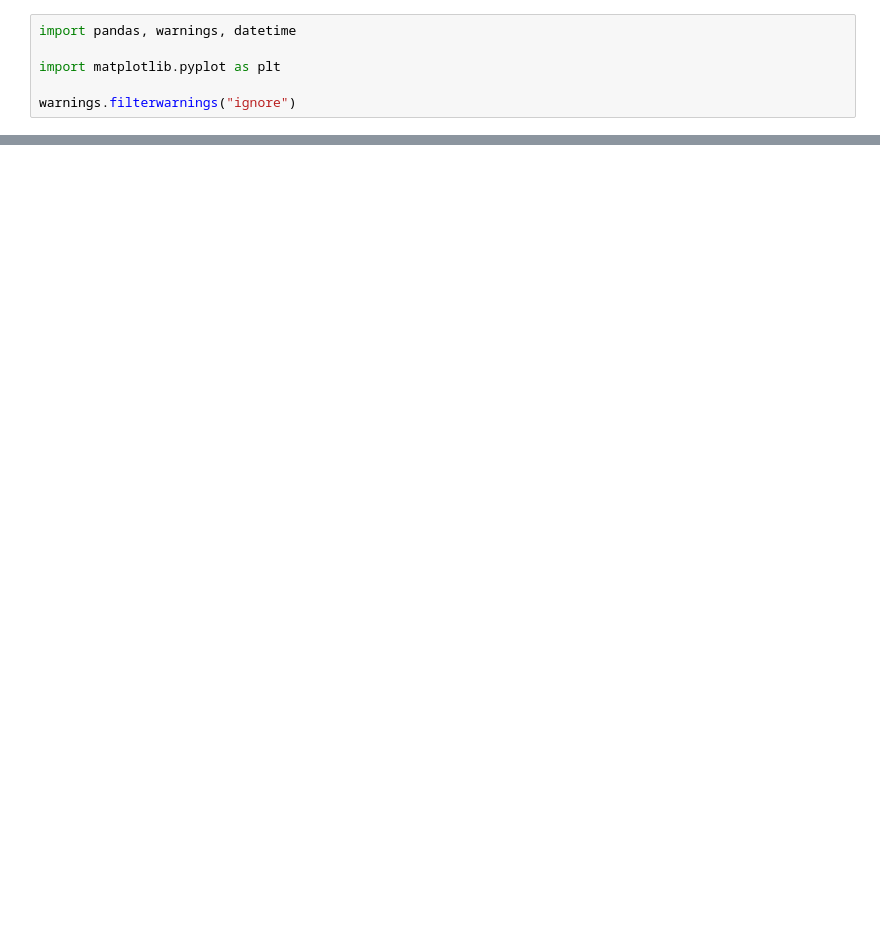
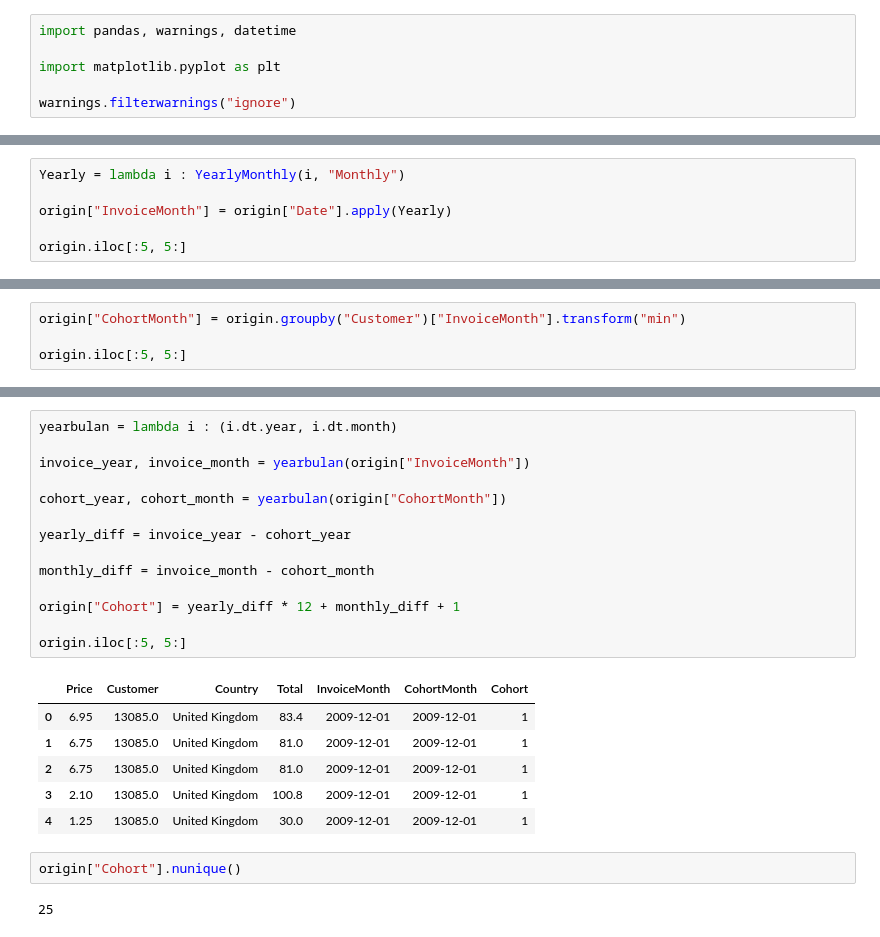
Before and after one commit to Intarite/August, a Jupyter notebook: Lab 01.ipynb, the cells around one changed output, grey strips where cells are left out. Saved outputs shown, nothing was run; the diff lists cells and outputs as text; blank space fills up the shorter version.

```diff
--- a/Lab 01.ipynb
+++ b/Lab 01.ipynb
@@ -73,0 +78,6 @@ def HeatPlot(table, xlabel : str, ylabel : str, title : str, **multiplot):
+# %%
+Yearly = lambda i : YearlyMonthly(i, "Monthly")
+
+origin["InvoiceMonth"] = origin["Date"].apply(Yearly)
+
+origin.iloc[:5, 5:]
@@ -73,0 +91,4 @@ def HeatPlot(table, xlabel : str, ylabel : str, title : str, **multiplot):
+# %%
+origin["CohortMonth"] = origin.groupby("Customer")["InvoiceMonth"].transform("min")
+
+origin.iloc[:5, 5:]
@@ -73,0 +102,25 @@ def HeatPlot(table, xlabel : str, ylabel : str, title : str, **multiplot):
+# %%
+yearbulan = lambda i : (i.dt.year, i.dt.month)
+
+invoice_year, invoice_month = yearbulan(origin["InvoiceMonth"])
+
+cohort_year, cohort_month = yearbulan(origin["CohortMonth"])
+
+yearly_diff = invoice_year - cohort_year
+
+monthly_diff = invoice_month - cohort_month
+
+origin["Cohort"] = yearly_diff * 12 + monthly_diff + 1
+
+origin.iloc[:5, 5:]
+# %% [output]
+|  | Price | Customer | Country | Total | InvoiceMonth | CohortMonth | Cohort |
+| 0 | 6.95 | 13085.0 | United Kingdom | 83.4 | 2009-12-01 | 2009-12-01 | 1 |
+| 1 | 6.75 | 13085.0 | United Kingdom | 81.0 | 2009-12-01 | 2009-12-01 | 1 |
+| 2 | 6.75 | 13085.0 | United Kingdom | 81.0 | 2009-12-01 | 2009-12-01 | 1 |
+| 3 | 2.10 | 13085.0 | United Kingdom | 100.8 | 2009-12-01 | 2009-12-01 | 1 |
+| 4 | 1.25 | 13085.0 | United Kingdom | 30.0 | 2009-12-01 | 2009-12-01 | 1 |
+# %%
+origin["Cohort"].nunique()
+# %% [output]
+25
```
Also changed, not shown: parts of 13 cells of this notebook.
